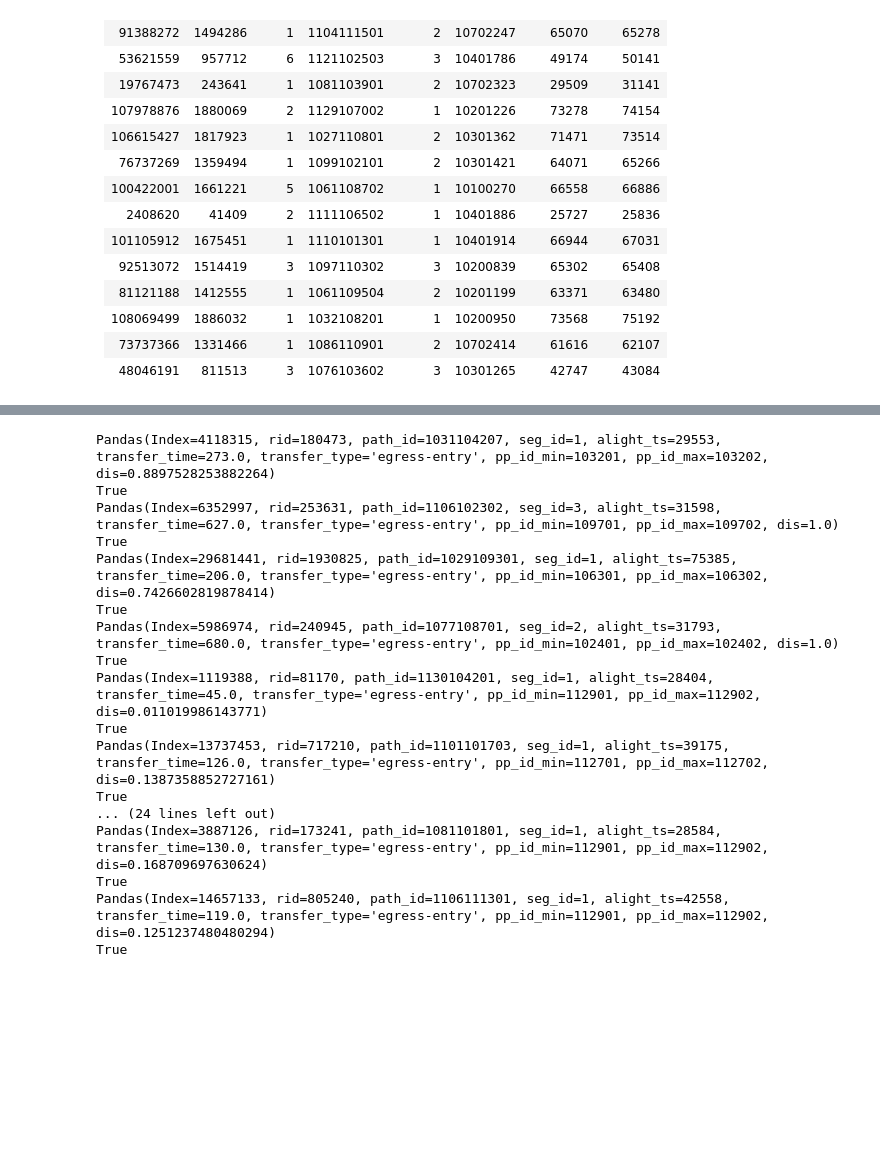
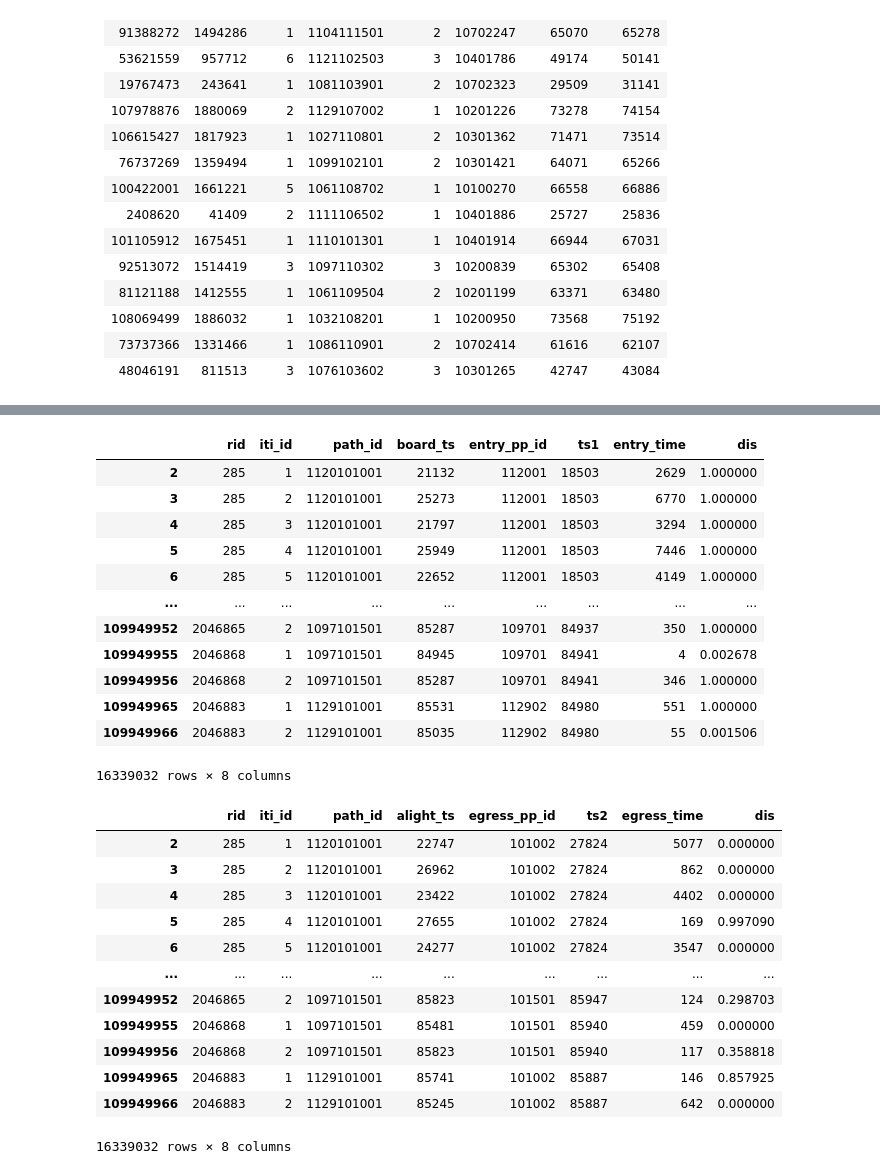
Before and after one commit to sunnysun711/PTIM, a Jupyter notebook: test.ipynb, the cells around one changed output, grey strips where cells are left out. Drawn from its saved outputs; the diff is of its cells as text; code cells hidden in the pictures; blank space fills up the shorter version.

```diff
--- a/test.ipynb
+++ b/test.ipynb
@@ -132,27 +85,32 @@ df
-# %%
-# df['dis'].describe()
-# random examine
-
-# df.sample(n=20)
-for row in df.sample(n=20).itertuples():
-    print(row)
-    dis = wtdc.compute_transfer_cdf(path_id=row.path_id, seg_id=row.seg_id, times_start=0, times_end=row.transfer_time)
-    print(dis == row.dis)
-# %% [output]
-Pandas(Index=4118315, rid=180473, path_id=1031104207, seg_id=1, alight_ts=29553, transfer_time=273.0, transfer_type='egress-entry', pp_id_min=103201, pp_id_max=103202, dis=0.8897528253882264)
-True
-Pandas(Index=6352997, rid=253631, path_id=1106102302, seg_id=3, alight_ts=31598, transfer_time=627.0, transfer_type='egress-entry', pp_id_min=109701, pp_id_max=109702, dis=1.0)
-True
-Pandas(Index=29681441, rid=1930825, path_id=1029109301, seg_id=1, alight_ts=75385, transfer_time=206.0, transfer_type='egress-entry', pp_id_min=106301, pp_id_max=106302, dis=0.7426602819878414)
-True
-Pandas(Index=5986974, rid=240945, path_id=1077108701, seg_id=2, alight_ts=31793, transfer_time=680.0, transfer_type='egress-entry', pp_id_min=102401, pp_id_max=102402, dis=1.0)
-True
-Pandas(Index=1119388, rid=81170, path_id=1130104201, seg_id=1, alight_ts=28404, transfer_time=45.0, transfer_type='egress-entry', pp_id_min=112901, pp_id_max=112902, dis=0.011019986143771)
-True
-Pandas(Index=13737453, rid=717210, path_id=1101101703, seg_id=1, alight_ts=39175, transfer_time=126.0, transfer_type='egress-entry', pp_id_min=112701, pp_id_max=112702, dis=0.1387358852727161)
-True
-... (24 lines left out)
-Pandas(Index=3887126, rid=173241, path_id=1081101801, seg_id=1, alight_ts=28584, transfer_time=130.0, transfer_type='egress-entry', pp_id_min=112901, pp_id_max=112902, dis=0.168709697630624)
-True
-Pandas(Index=14657133, rid=805240, path_id=1106111301, seg_id=1, alight_ts=42558, transfer_time=119.0, transfer_type='egress-entry', pp_id_min=112901, pp_id_max=112902, dis=0.1251237480480294)
-True
+# %%
+dis_entry
+# %% [output]
+|  | rid | iti_id | path_id | board_ts | entry_pp_id | ts1 | entry_time | dis |
+| 2 | 285 | 1 | 1120101001 | 21132 | 112001 | 18503 | 2629 | 1.000000 |
+| 3 | 285 | 2 | 1120101001 | 25273 | 112001 | 18503 | 6770 | 1.000000 |
+| 4 | 285 | 3 | 1120101001 | 21797 | 112001 | 18503 | 3294 | 1.000000 |
+| 5 | 285 | 4 | 1120101001 | 25949 | 112001 | 18503 | 7446 | 1.000000 |
+| 6 | 285 | 5 | 1120101001 | 22652 | 112001 | 18503 | 4149 | 1.000000 |
+| ... | ... | ... | ... | ... | ... | ... | ... | ... |
+| 109949952 | 2046865 | 2 | 1097101501 | 85287 | 109701 | 84937 | 350 | 1.000000 |
+| 109949955 | 2046868 | 1 | 1097101501 | 84945 | 109701 | 84941 | 4 | 0.002678 |
+| 109949956 | 2046868 | 2 | 1097101501 | 85287 | 109701 | 84941 | 346 | 1.000000 |
+| 109949965 | 2046883 | 1 | 1129101001 | 85531 | 112902 | 84980 | 551 | 1.000000 |
+| 109949966 | 2046883 | 2 | 1129101001 | 85035 | 112902 | 84980 | 55 | 0.001506 |
+16339032 rows × 8 columns
+# %%
+dis_egress
+# %% [output]
+|  | rid | iti_id | path_id | alight_ts | egress_pp_id | ts2 | egress_time | dis |
+| 2 | 285 | 1 | 1120101001 | 22747 | 101002 | 27824 | 5077 | 0.000000 |
+| 3 | 285 | 2 | 1120101001 | 26962 | 101002 | 27824 | 862 | 0.000000 |
+| 4 | 285 | 3 | 1120101001 | 23422 | 101002 | 27824 | 4402 | 0.000000 |
+| 5 | 285 | 4 | 1120101001 | 27655 | 101002 | 27824 | 169 | 0.997090 |
+| 6 | 285 | 5 | 1120101001 | 24277 | 101002 | 27824 | 3547 | 0.000000 |
+| ... | ... | ... | ... | ... | ... | ... | ... | ... |
+| 109949952 | 2046865 | 2 | 1097101501 | 85823 | 101501 | 85947 | 124 | 0.298703 |
+| 109949955 | 2046868 | 1 | 1097101501 | 85481 | 101501 | 85940 | 459 | 0.000000 |
+| 109949956 | 2046868 | 2 | 1097101501 | 85823 | 101501 | 85940 | 117 | 0.358818 |
+| 109949965 | 2046883 | 1 | 1129101001 | 85741 | 101002 | 85887 | 146 | 0.857925 |
+| 109949966 | 2046883 | 2 | 1129101001 | 85245 | 101002 | 85887 | 642 | 0.000000 |
+16339032 rows × 8 columns
```
Also changed, not shown: parts of 4 cells of this notebook, 2 other files.
